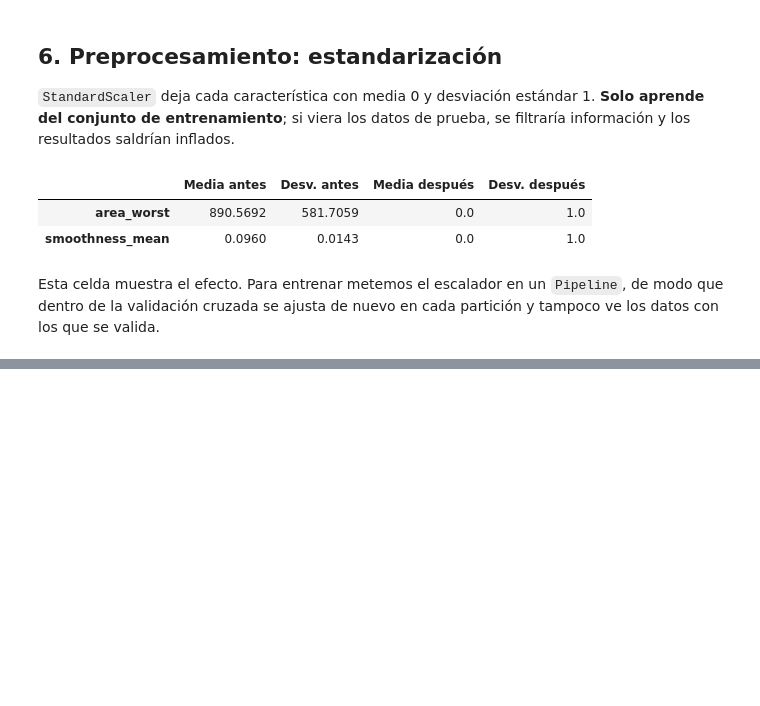
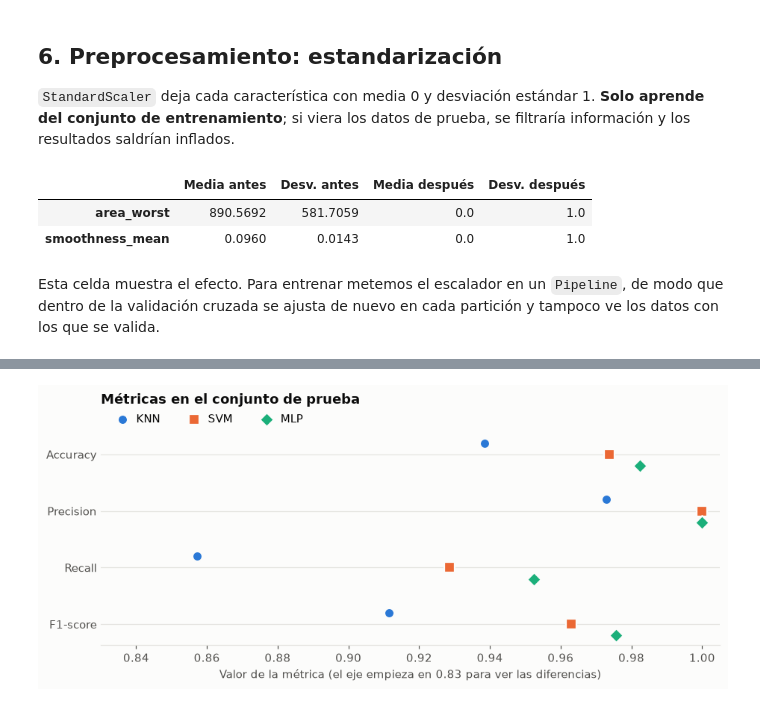
Before and after one commit to jorgemx546/comparacion-aprendizaje-supervisado, a Jupyter notebook: Comparacion_KNN_SVM_MLP.ipynb, the cells around one changed output, grey strips where cells are left out. Cells and saved outputs as stored; diff of their text form; code cells hidden in the pictures; blank space fills up the shorter version.

Commit message:
Entrenamiento KNN, SVM y MLP y comparación de sus métricas

```diff
--- a/Comparacion_KNN_SVM_MLP.ipynb
+++ b/Comparacion_KNN_SVM_MLP.ipynb
@@ -247,0 +392,12 @@ Esta celda muestra el efecto. Para entrenar metemos el escalador en un `Pipeline
+# %%
+comparacion = pd.DataFrame({n: evaluar(y_test, predicciones[n]) for n in MODELOS}).T
+
+referencia = DummyClassifier(strategy="most_frequent").fit(X_train, y_train)
+comparacion_con_referencia = pd.concat(
+    [comparacion, pd.DataFrame({"Siempre benigno": evaluar(y_test, referencia.predict(X_test))}).T]
+)
+CONTEOS = ["Errores", "FN (maligno como benigno)", "FP (benigno como maligno)"]
+for tabla in (comparacion, comparacion_con_referencia):
+    tabla[METRICAS] = tabla[METRICAS].astype(float)
+    tabla[CONTEOS] = tabla[CONTEOS].astype(int)
+comparacion_con_referencia.round(4)
@@ -247,0 +410,27 @@ Esta celda muestra el efecto. Para entrenar metemos el escalador en un `Pipeline
+# %%
+fig, eje = plt.subplots(figsize=(8.5, 3.8))
+filas = np.arange(len(METRICAS))[::-1]
+desfase = {"KNN": 0.2, "SVM": 0.0, "MLP": -0.2}
+
+for fila in filas:
+    eje.axhline(fila, color=REJILLA, linewidth=0.8, zorder=1)
+for nombre in MODELOS:
+    eje.scatter(
+        comparacion.loc[nombre, METRICAS].to_numpy(dtype=float),
+        filas + desfase[nombre],
+        s=75, marker=MARCADOR[nombre], color=COLOR[nombre],
+        edgecolors=FONDO, linewidths=1.5, zorder=3, label=nombre,
+    )
+
+limite = np.floor(comparacion[METRICAS].to_numpy(dtype=float).min() * 50) / 50 - 0.01
+eje.set_xlim(limite, 1.005)
+eje.set_yticks(filas, METRICAS)
+eje.tick_params(axis="y", length=0)
+eje.spines["left"].set_visible(False)
+eje.set_xlabel(f"Valor de la métrica (el eje empieza en {limite:.2f} para ver las diferencias)")
+eje.set_title("Métricas en el conjunto de prueba", pad=26)
+eje.legend(ncols=3, loc="lower left", bbox_to_anchor=(0, 0.99), handletextpad=0.2)
+fig.tight_layout()
+plt.show()
+# %% [output]
+[figure, added]
```
Also changed, not shown: parts of 9 cells of this notebook.
